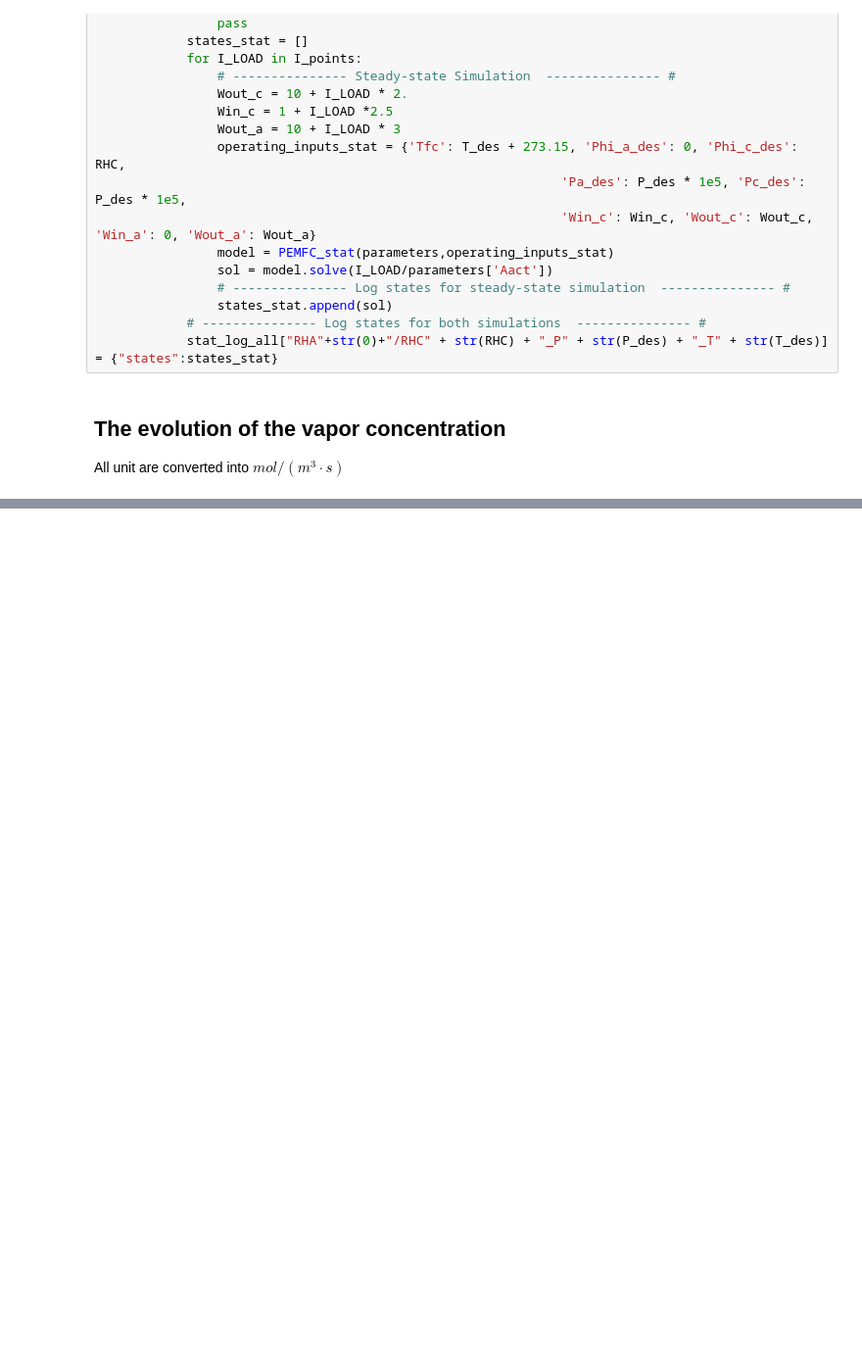
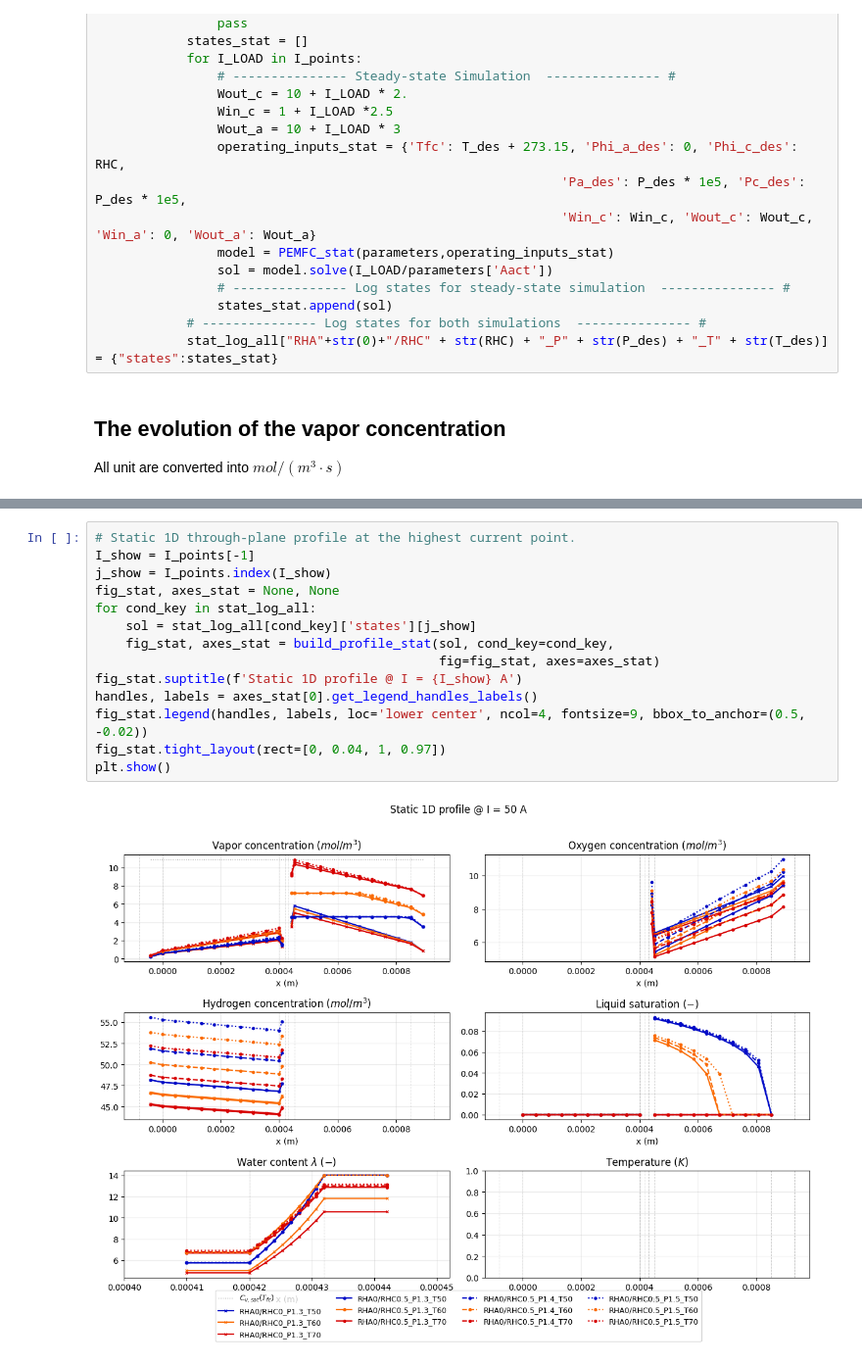
Before and after one commit to YuKwanH/DS-AlphaPEM, a Jupyter notebook: simulation/model/comparison/variables.ipynb, the cells around one changed output, grey strips where cells are left out. Shown at 98% size. Drawn from its saved outputs; the diff is of its cells as text; blank space fills up the shorter version.

```diff
--- a/simulation/model/comparison/variables.ipynb
+++ b/simulation/model/comparison/variables.ipynb
@@ -226,0 +247,16 @@ plt.show()
+# %%
+# Static 1D through-plane profile at the highest current point.
+I_show = I_points[-1]
+j_show = I_points.index(I_show)
+fig_stat, axes_stat = None, None
+for cond_key in stat_log_all:
+    sol = stat_log_all[cond_key]['states'][j_show]
+    fig_stat, axes_stat = build_profile_stat(sol, cond_key=cond_key,
+                                             fig=fig_stat, axes=axes_stat)
+fig_stat.suptitle(f'Static 1D profile @ I = {I_show} A')
+handles, labels = axes_stat[0].get_legend_handles_labels()
+fig_stat.legend(handles, labels, loc='lower center', ncol=4, fontsize=9, bbox_to_anchor=(0.5, -0.02))
+fig_stat.tight_layout(rect=[0, 0.04, 1, 0.97])
+plt.show()
+# %% [output]
+[figure, added]
```
Also changed, not shown: parts of 8 cells of this notebook, 17 other files.
